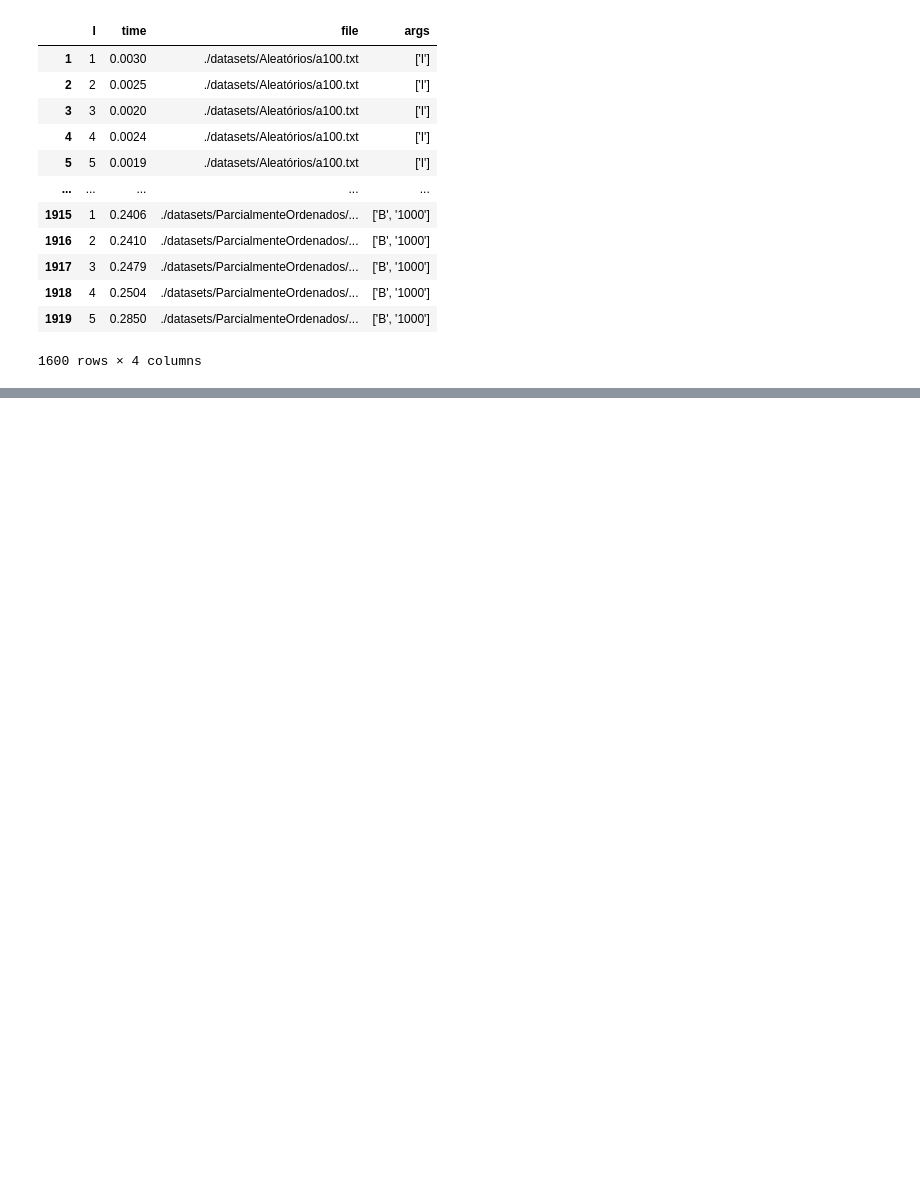
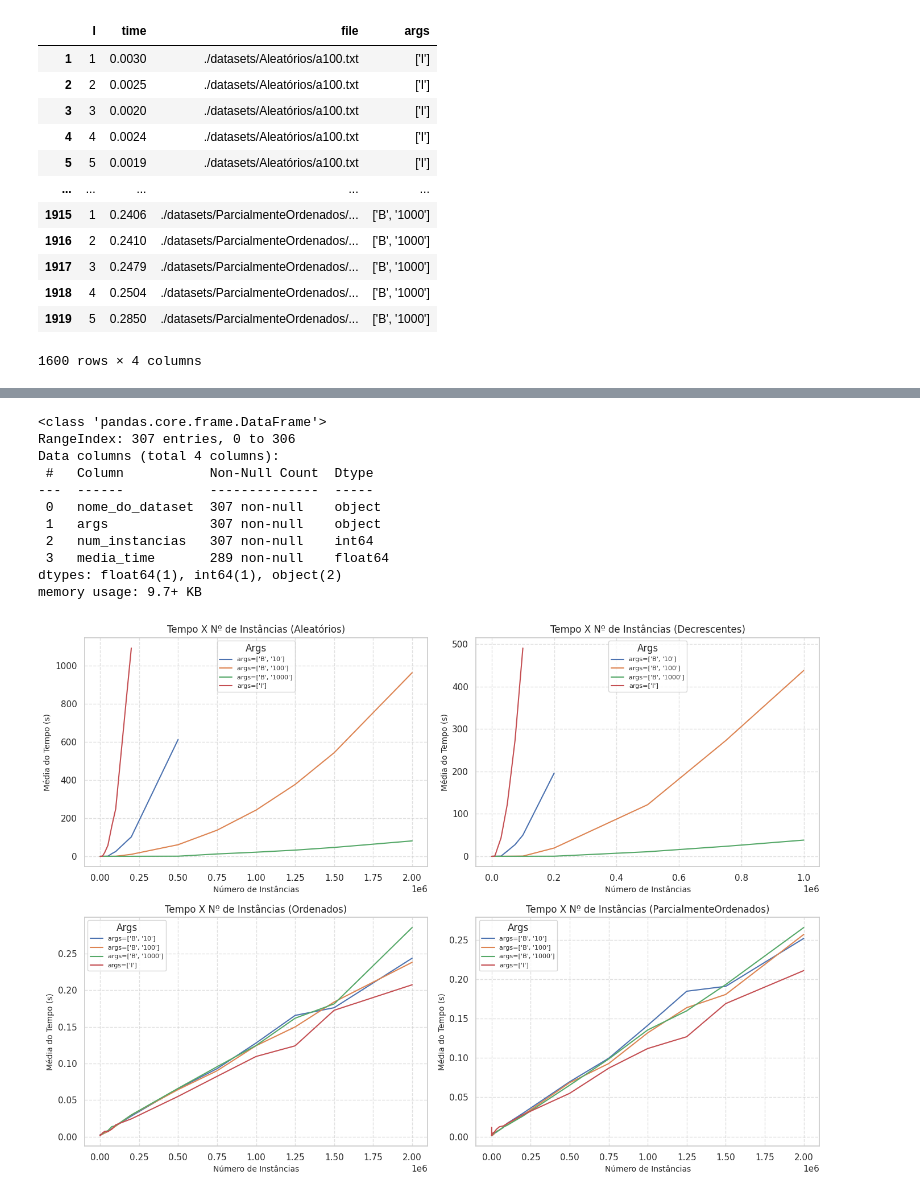
Before and after one commit to ronaldo-dck/paa-insertion, a Jupyter notebook: analise.ipynb, the cells around one changed output, grey strips where cells are left out. Saved outputs shown, nothing was run; the diff lists cells and outputs as text; code cells hidden in the pictures; blank space fills up the shorter version.

Commit message:
analise de tempos de O0

```diff
--- a/analise.ipynb
+++ b/analise.ipynb
@@ -146,0 +105,57 @@ KeyError: 'time'
+# %%
+
+df_summaryO0 = (
+    temposO0.groupby(['nome_do_dataset','args', 'num_instancias'], as_index=False)
+    .agg(media_time=('time', 'mean'))
+)
+
+df_summaryO0.info()
+
+
+# Criar a lista de datasets únicos
+datasets = df_summaryO0['nome_do_dataset'].unique()
+
+# Criar uma figura com 2x2 subplots
+fig, axes = plt.subplots(2, 2, figsize=(14, 10))
+axes = axes.flatten()  # Transformar em lista para iteração mais fácil
+
+# Iterar sobre os datasets e os eixos
+for idx, (dataset, ax) in enumerate(zip(datasets, axes)):
+    # Filtrar os dados para o dataset atual
+    df_img = df_summaryO0[df_summaryO0['nome_do_dataset'] == dataset]
+
+    for arg in df_img['args'].unique():
+        # Filtrar os dados para o argumento atual
+        data_arg = df_img[df_img['args'] == arg]
+
+        # Ordenar os dados por `num_instancias`
+        data_arg = data_arg.sort_values(by='num_instancias')
+
+        # Gerar o gráfico de linha no eixo atual
+        ax.plot(data_arg['num_instancias'], data_arg['media_time'], label=f'args={arg}')
+
+    # Personalizar o gráfico atual
+    ax.set_title(f'Tempo X Nº de Instâncias ({dataset})', fontsize=12)
+    ax.set_xlabel('Número de Instâncias', fontsize=10)
+    ax.set_ylabel('Média do Tempo (s)', fontsize=10)
+    ax.legend(title='Args', fontsize=8)
+    ax.grid(True, linestyle='--', alpha=0.6)
+
+# Ajustar o layout
+plt.tight_layout()
+
+# Mostrar o gráfico
+plt.show()
+# %% [output]
+<class 'pandas.core.frame.DataFrame'>
+RangeIndex: 307 entries, 0 to 306
+Data columns (total 4 columns):
+ #   Column           Non-Null Count  Dtype
+---  ------           --------------  -----
+ 0   nome_do_dataset  307 non-null    object
+ 1   args             307 non-null    object
+ 2   num_instancias   307 non-null    int64
+ 3   media_time       289 non-null    float64
+dtypes: float64(1), int64(1), object(2)
+memory usage: 9.7+ KB
+[figure, added]
```
Also changed, not shown: parts of 5 cells of this notebook, 2 other files.
